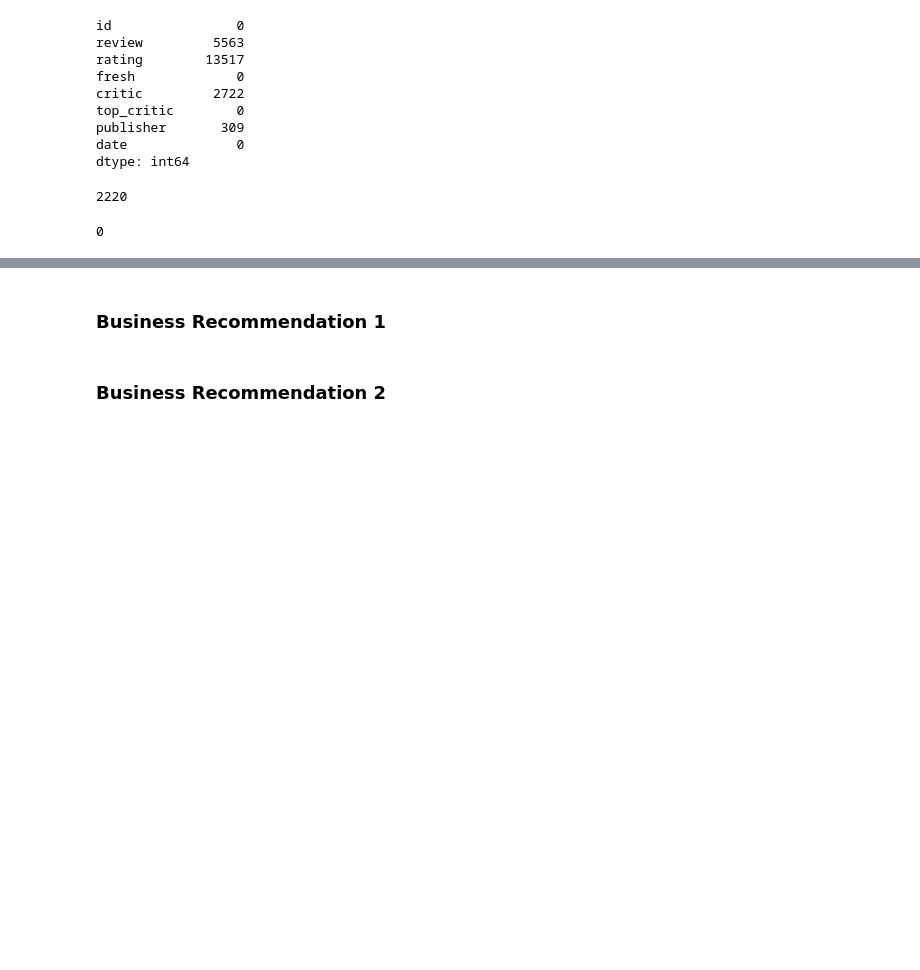
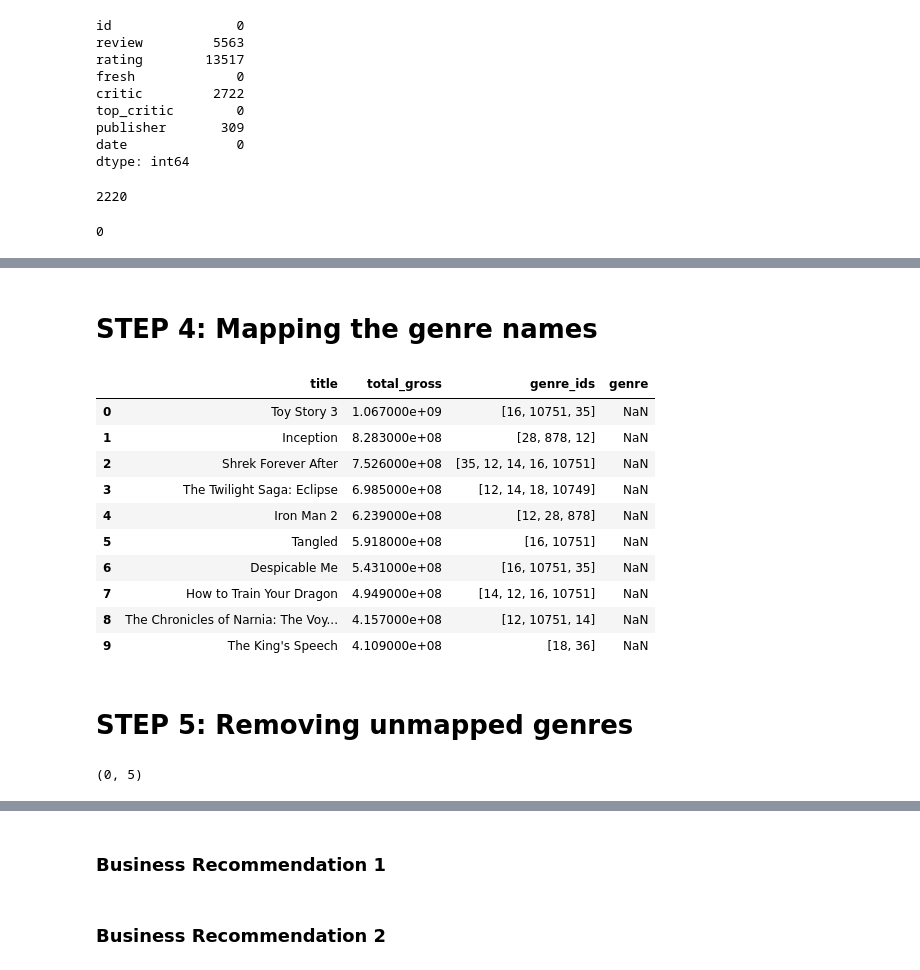
Before and after one commit to raphaelndemo/Movie-Industry-Analysis, a Jupyter notebook: notebooks/final.ipynb, the cells around one changed output, grey strips where cells are left out. Saved outputs shown, nothing was run; the diff lists cells and outputs as text; code cells hidden in the pictures; blank space fills up the shorter version.

```diff
--- a/notebooks/final.ipynb
+++ b/notebooks/final.ipynb
@@ -764,0 +879,69 @@ A clear audience targeting position such as:
+# %% [markdown]
+# STEP 4: Mapping the genre names
+# %%
+## mapping tmdb genre identifiers to genre names
+
+"""
+To make the results interpretable, numeric TMDB genre identifiers are mapped to their corresponding genre names.
+"""
+# TMDB genre ID to genre name mapping
+genre_map = {
+    28: 'Action',
+    12: 'Adventure',
+    16: 'Animation',
+    35: 'Comedy',
+    80: 'Crime',
+    99: 'Documentary',
+    18: 'Drama',
+    10751: 'Family',
+    14: 'Fantasy',
+    36: 'History',
+    27: 'Horror',
+    10402: 'Music',
+    9648: 'Mystery',
+    10749: 'Romance',
+    878: 'Science Fiction',
+    10770: 'TV Movie',
+    53: 'Thriller',
+    10752: 'War',
+    37: 'Western'
+}
+
+
+"""
+TMDB genre identifiers are numeric codes that correspond to predefined genre categories used by The Movie Database (TMDB).
+These identifiers were mapped to their respective genre names using TMDB’s official genre definitions to improve interpretability of the results.
+
+"""
+# apply mapping
+genre_revenue_expanded['genre'] = genre_revenue_expanded['genre_ids'].map(genre_map)
+
+# inspect mapped genres
+genre_revenue_expanded[['title', 'total_gross','genre_ids', 'genre']].head(10)
+# %% [output]
+|  | title | total_gross | genre_ids | genre |
+| 0 | Toy Story 3 | 1.067000e+09 | [16, 10751, 35] | NaN |
+| 1 | Inception | 8.283000e+08 | [28, 878, 12] | NaN |
+| 2 | Shrek Forever After | 7.526000e+08 | [35, 12, 14, 16, 10751] | NaN |
+| 3 | The Twilight Saga: Eclipse | 6.985000e+08 | [12, 14, 18, 10749] | NaN |
+| 4 | Iron Man 2 | 6.239000e+08 | [12, 28, 878] | NaN |
+| 5 | Tangled | 5.918000e+08 | [16, 10751] | NaN |
+| 6 | Despicable Me | 5.431000e+08 | [16, 10751, 35] | NaN |
+| 7 | How to Train Your Dragon | 4.949000e+08 | [14, 12, 16, 10751] | NaN |
+| 8 | The Chronicles of Narnia: The Voy... | 4.157000e+08 | [12, 10751, 14] | NaN |
+| 9 | The King's Speech | 4.109000e+08 | [18, 36] | NaN |
+# %% [markdown]
+# STEP 5: Removing unmapped genres
+# %%
+"""
+A small number of movie–genre records could not be mapped to genre names due to unmatched TMDB genre identifiers.
+These observations represent a negligible share of the dataset and were excluded from genre-level analysis to ensure interpretability.
+
+"""
+
+# remove rows with unmapped / missing genres
+genre_revenue_expanded = genre_revenue_expanded.dropna(subset=['genre'])
+
+genre_revenue_expanded.shape
+# %% [output]
+(0, 5)
```
Also changed, not shown: parts of 18 cells of this notebook.
